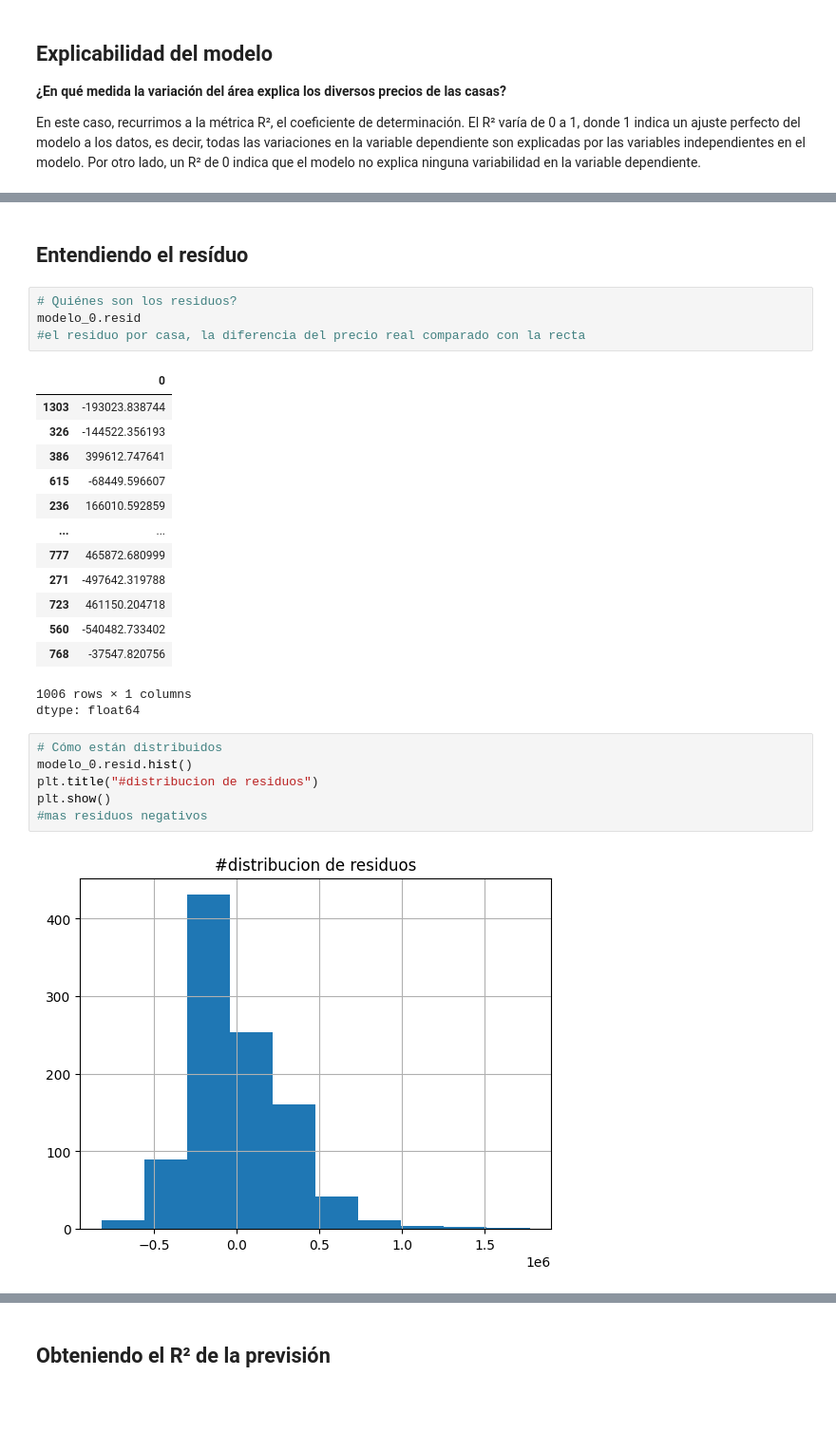
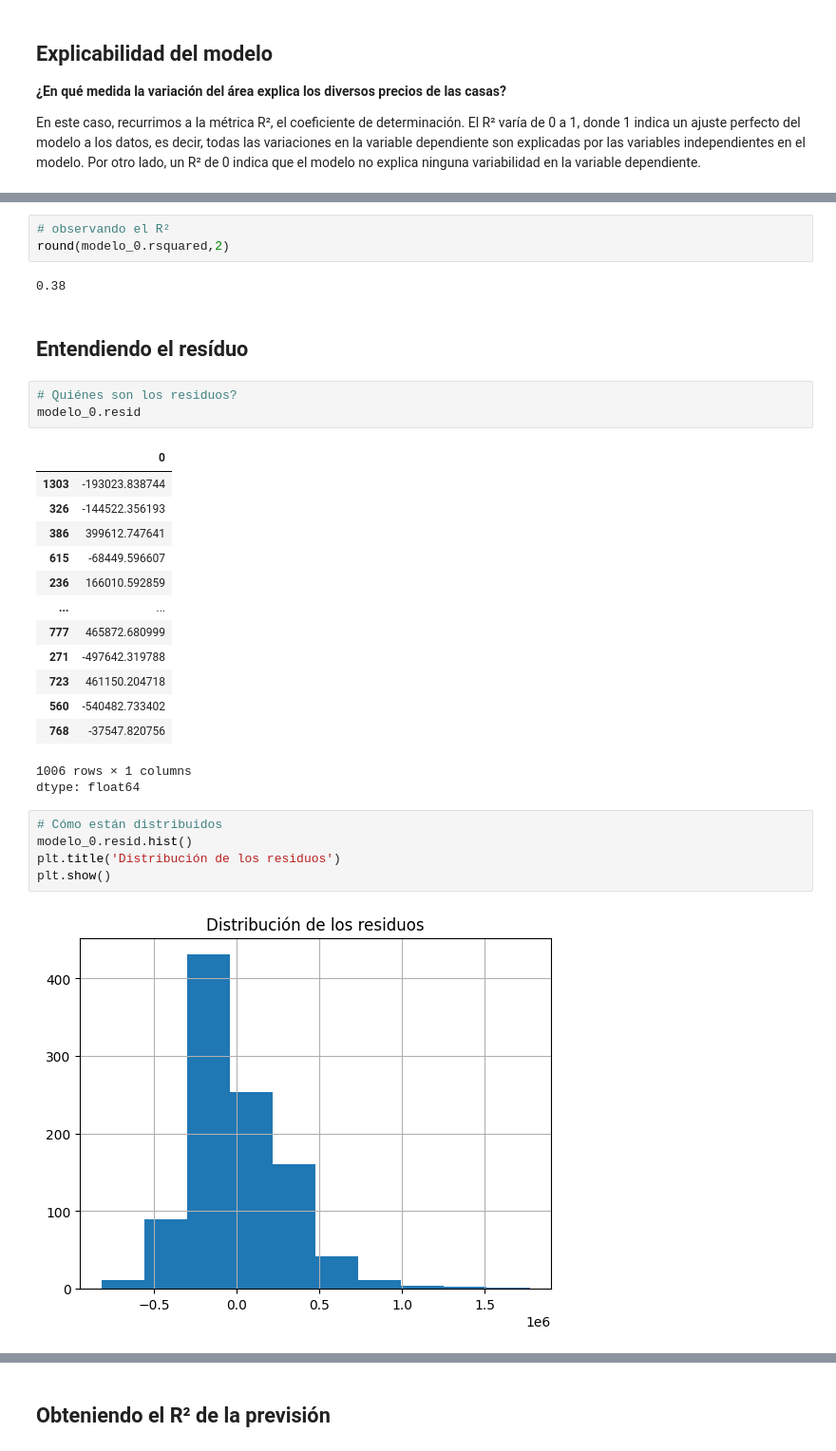
Before and after one commit to mespealva/numpy, a Jupyter notebook: precios_de_inmuebles_regresion_lineal.ipynb, the cells around one changed output, grey strips where cells are left out. Shown at 95% size. Cells and saved outputs as stored; diff of their text form; blank space fills up the shorter version.

```diff
--- a/precios_de_inmuebles_regresion_lineal.ipynb
+++ b/precios_de_inmuebles_regresion_lineal.ipynb
@@ -216,9 +206,13 @@ np.float64(0.37728010994297867)
+# %%
+# observando el R²
+round(modelo_0.rsquared,2)
+# %% [output]
+0.38
 # %% [markdown]
 ## Entendiendo el resíduo
 # %%
 # Quiénes son los residuos?
 modelo_0.resid
-#el residuo por casa, la diferencia del precio real comparado con la recta
 # %% [output]
 |  | 0 |
 | 1303 | -193023.838744 |
@@ -237,11 +231,10 @@ dtype: float64
 # %%
 # Cómo están distribuidos
 modelo_0.resid.hist()
-plt.title("#distribucion de residuos")
+plt.title('Distribución de los residuos')
 plt.show()
-#mas residuos negativos
 # %% [output]
-[figure, old version]
+[figure, new version]
 # %% [markdown]
 <img src="https://i.ibb.co/zGTB35V/residuos.png" alt="residuos" border="0">
 # %% [markdown]
```
Also changed, not shown: parts of 46 cells of this notebook.
